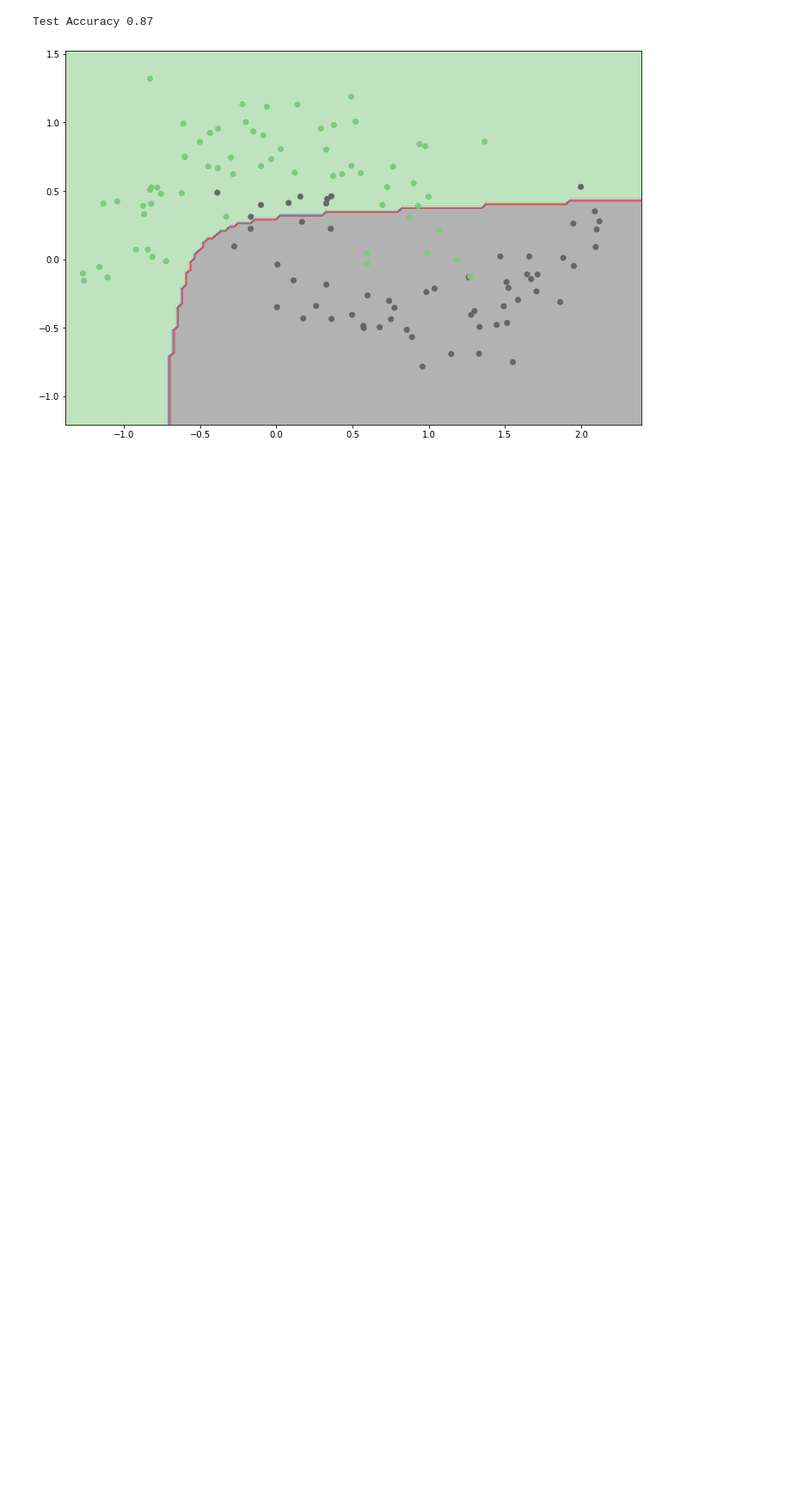
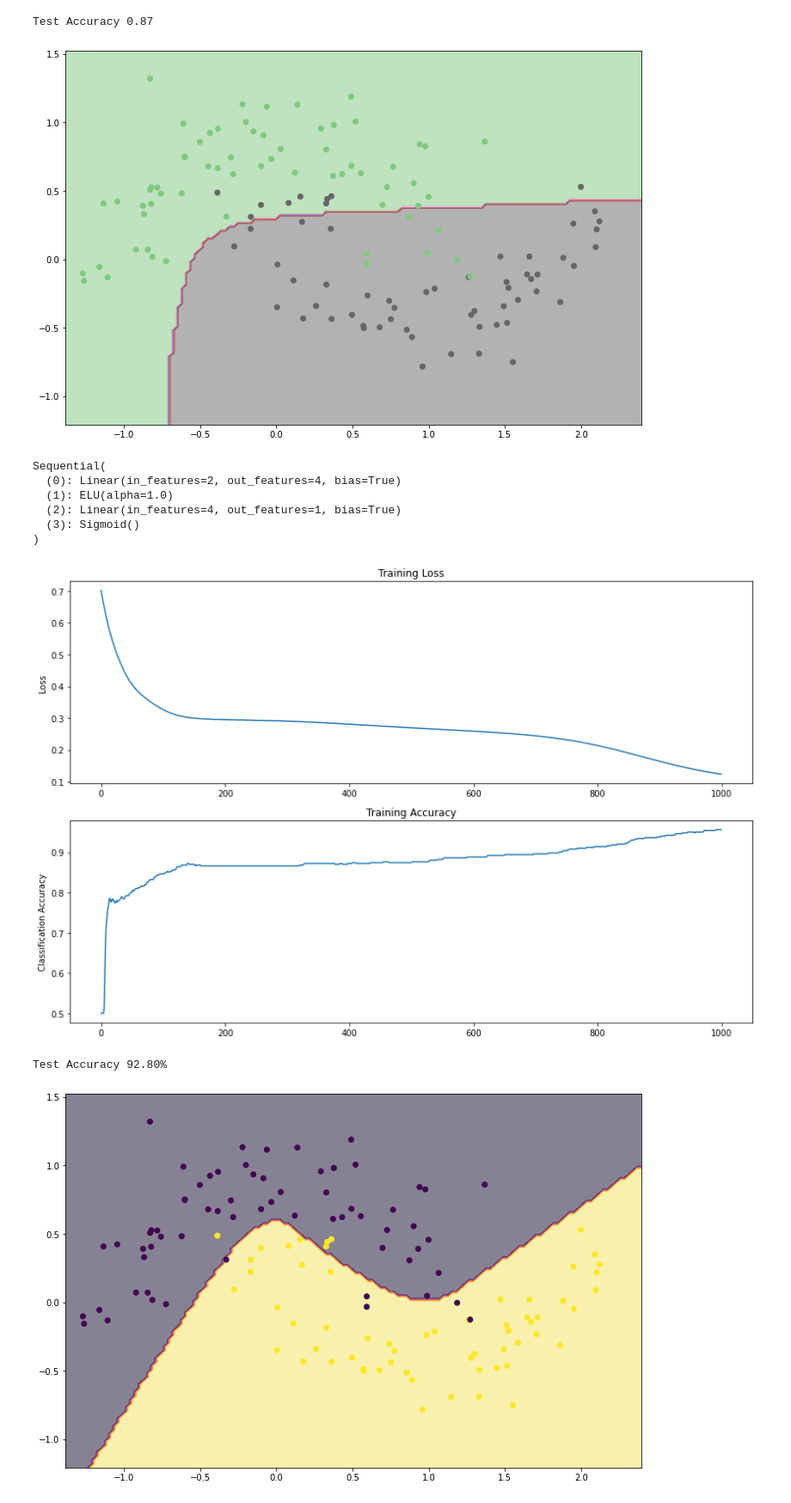
Before and after one commit to dongzhang84/PyTorch, a Jupyter notebook: First_NN.ipynb, the cells around one changed output. Shown at 86% size. Cells and saved outputs as stored; diff of their text form; code cells hidden in the pictures; blank space fills up the shorter version.

```diff
--- a/First_NN.ipynb
+++ b/First_NN.ipynb
@@ -141,0 +245,16 @@ Test Accuracy 0.87
+# %%
+net = network(X, Y)
+print(net.net)
+net.train()
+net.plot_training_results()
+net.plot_testing_results(X_test, Y_test)
+# %% [output]
+Sequential(
+  (0): Linear(in_features=2, out_features=4, bias=True)
+  (1): ELU(alpha=1.0)
+  (2): Linear(in_features=4, out_features=1, bias=True)
+  (3): Sigmoid()
+)
+[figure, added]
+Test Accuracy 92.80%
+[figure, added]
```
Also changed, not shown: parts of 2 cells of this notebook.
